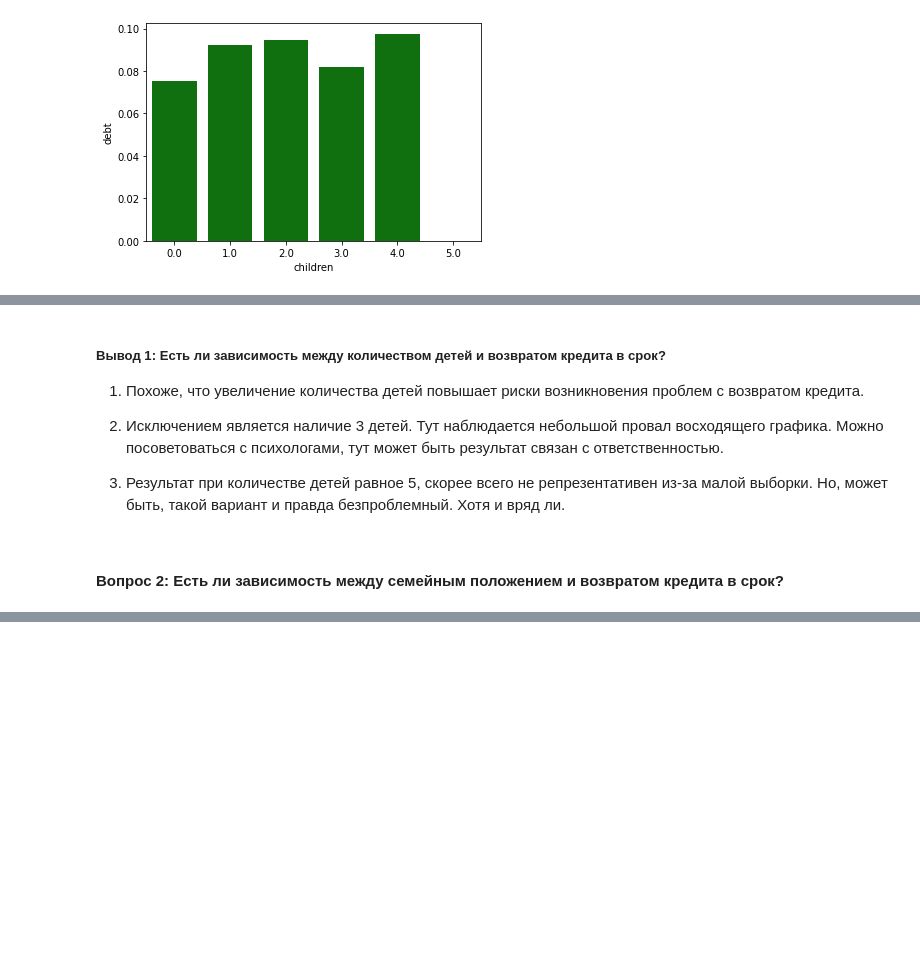
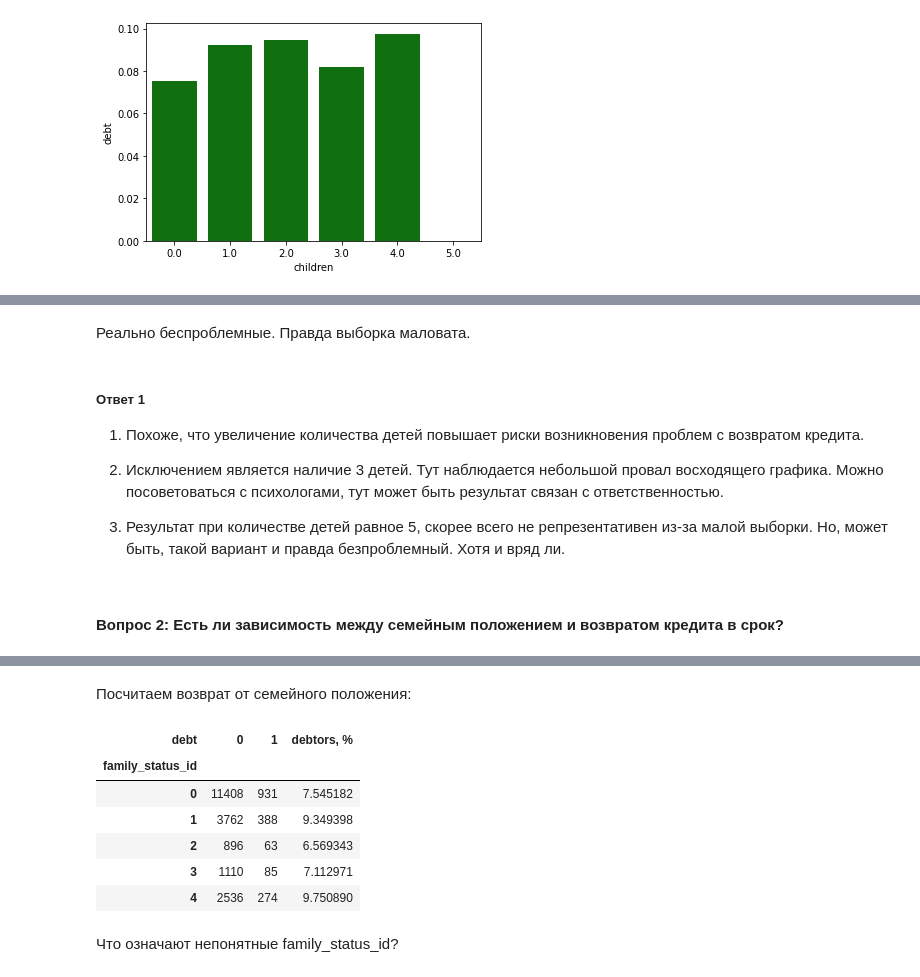
Before and after one commit to NistratovR/yap, a Jupyter notebook: 02_Исследование_надёжности_заёмщиков/2_Исследование_надёжности_заёмщиков.ipynb, the cells around one changed output, grey strips where cells are left out. Saved outputs shown, nothing was run; the diff lists cells and outputs as text; code cells hidden in the pictures; blank space fills up the shorter version.

```diff
--- a/02_Исследование_надёжности_заёмщиков/2_Исследование_надёжности_заёмщиков.ipynb
+++ b/02_Исследование_надёжности_заёмщиков/2_Исследование_надёжности_заёмщиков.ipynb
@@ -772,5 +864,7 @@ display(df[df['children'] == 5])
+# %% [markdown]
+Реально беспроблемные. Правда выборка маловата.
 # %% [markdown]
-##### Вывод 1: Есть ли зависимость между количеством детей и возвратом кредита в срок? <a class="anchor" id="Вывод_1"></a>
+##### Ответ 1
 
 1. Похоже, что увеличение количества детей повышает риски возникновения проблем с возвратом кредита.
 
@@ -780,6 +874,6 @@ display(df[df['children'] == 5])
 
 3. Результат при количестве детей равное 5, скорее всего не репрезентативен из-за малой выборки. Но, может быть, такой вариант и правда безпроблемный. Хотя и вряд ли.
 # %% [markdown]
-#### Вопрос 2: Есть ли зависимость между семейным положением и возвратом кредита в срок?<a class="anchor" id="Вопрос_2"></a>
+#### Вопрос 2: Есть ли зависимость между семейным положением и возвратом кредита в срок?
 # %%
 print(df.groupby('family_status_id')['family_status_id'].count())
@@ -796,3 +892,23 @@ debt
 0    19712
 1     1741
 Name: debt, dtype: int64
+# %% [markdown]
+Посчитаем возврат от семейного положения:
+# %%
+df_pivot_fam_st_id = df.pivot_table(index='family_status_id',
+                                    columns='debt',
+                                    values='gender',
+                                    aggfunc='count').sort_values(by='family_status_id',
+                                                                 ascending = True)
+df_pivot_fam_st_id['debtors, %'] = df_pivot_fam_st_id[1] / (df_pivot_fam_st_id[0] + df_pivot_fam_st_id[1]) * 100
+df_pivot_fam_st_id
+# %% [output]
+| debt | 0 | 1 | debtors, % |
+| family_status_id |  |  |  |
+| 0 | 11408 | 931 | 7.545182 |
+| 1 | 3762 | 388 | 9.349398 |
+| 2 | 896 | 63 | 6.569343 |
+| 3 | 1110 | 85 | 7.112971 |
+| 4 | 2536 | 274 | 9.750890 |
+# %% [markdown]
+Что означают непонятные family_status_id?
```
Also changed, not shown: parts of 141 cells of this notebook.
